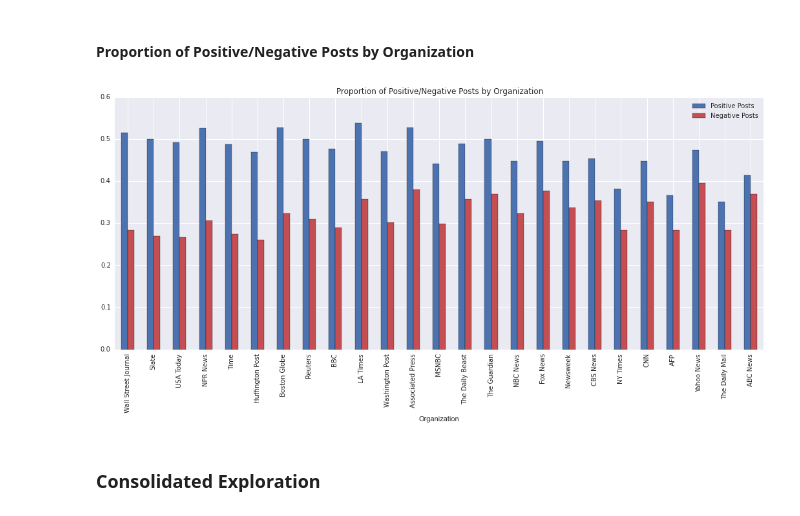
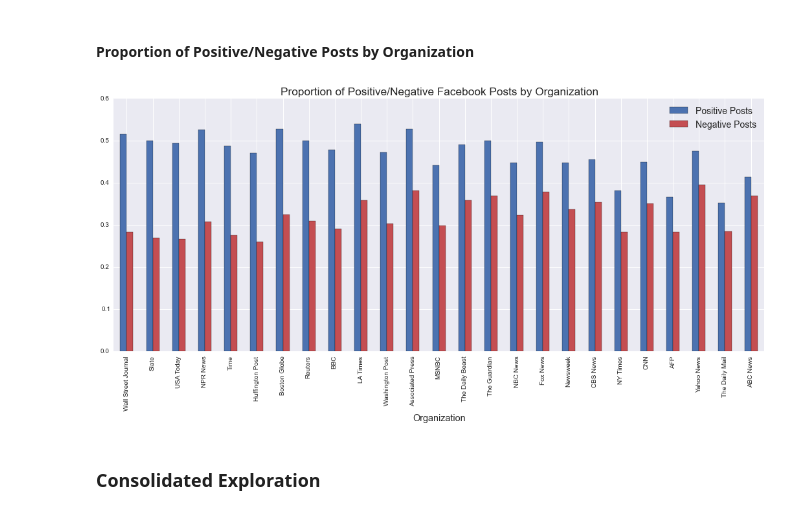
Before and after one commit to micahlanier/social-news, a Jupyter notebook: src/sentiment/sentimentExploration.ipynb, the cells around one changed output. Cells and saved outputs as stored; diff of their text form; code cells hidden in the pictures.

Commit message:
More sentiment exploration appropriate for process book

```diff
--- a/src/sentiment/sentimentExploration.ipynb
+++ b/src/sentiment/sentimentExploration.ipynb
@@ -42,7 +42,7 @@ snsColorPos = sns.color_palette()[2]
 # %%
 # Get Twitter sentiment and transform to a DF.
 # TODO: get from summarized tweet data.
-sentimentCols = ['orgName','id','date','class','aggScoreNeg','aggScorePos','meanScoreNegSig','meanScorePosSig']
+sentimentCols = ['orgName','id','date','class','aggScoreNeg','aggScorePos','meanScoreNegSig','meanScorePosSig','netPos']
 reducedSentiments = []
 twitterStart = dateutil.parser.parse(dateConf['twitter']['start'])
 twitterEnd = dateutil.parser.parse(dateConf['twitter']['end'])
@@ -67,6 +67,8 @@ for (org, orgData) in orgs.iteritems():
 # Compose DF.
 tweetSentiments = pd.DataFrame(reducedSentiments)
 print 'Tweets classified:',len(tweetSentiments)
+# Calculate net sentiments.
+tweetSentiments['netPos'] = tweetSentiments.aggScorePos - tweetSentiments.aggScoreNeg
 # Clean up.
 tweetSentiments = tweetSentiments[sentimentCols]
 tweetSentiments.reset_index(drop=True, inplace=True)
@@ -108,7 +109,7 @@ orgCounts
 # %%
 # Get Facebook sentiment and transform to a DF.
 # TODO: get from summarized post data.
-sentimentCols = ['orgName','id','date','twitterComparable','contentType','class','aggScoreNeg','aggScorePos','meanScoreNegSig','meanScorePosSig']
+sentimentCols = ['orgName','id','date','twitterComparable','contentType','class','aggScoreNeg','aggScorePos','meanScoreNegSig','meanScorePosSig','netPos']
 reducedSentiments = []
 fbStart = dateutil.parser.parse(dateConf['facebook']['start'])
 fbEnd = dateutil.parser.parse(dateConf['facebook']['end'])
@@ -138,6 +139,8 @@ for (org, orgData) in orgs.iteritems():
 # Compose DF.
 postSentiments = pd.DataFrame(reducedSentiments)
 # print 'Posts classified:',len(postSentiments)
+# Calculate net sentiments.
+postSentiments['netPos'] = postSentiments.aggScorePos - postSentiments.aggScoreNeg
 # Clean up.
 postSentiments = postSentiments[sentimentCols]
 postSentiments.reset_index(drop=True, inplace=True)
@@ -319,15 +342,15 @@ orgSents.sort('posNegDiff',ascending=False,inplace=True)
 # %%
 # Data and plot.
 ax = orgSents.iloc[:,[4,3]].plot(kind='bar', color=[snsColorNeg,snsColorPos])
 ax.lines[0].remove()
 # Title and labels.
-ax.set_title('Proportion of Positive/Negative Posts by Organization')
-ax.set_xlabel('Organization')
+ax.set_title('Proportion of Positive/Negative Facebook Posts by Organization',size='xx-large')
+ax.set_xlabel('Organization', size='x-large')
 # Fix legends.
-plt.legend(['Positive Posts','Negative Posts'])
+plt.legend(['Positive Posts','Negative Posts'],prop={'size':14})
 pass
 # %% [output]
-[figure, old version]
+[figure, new version]
 # %% [markdown]
 ### Consolidated Exploration
 # %% [markdown]
```
Also changed, not shown: parts of 5 cells of this notebook.
